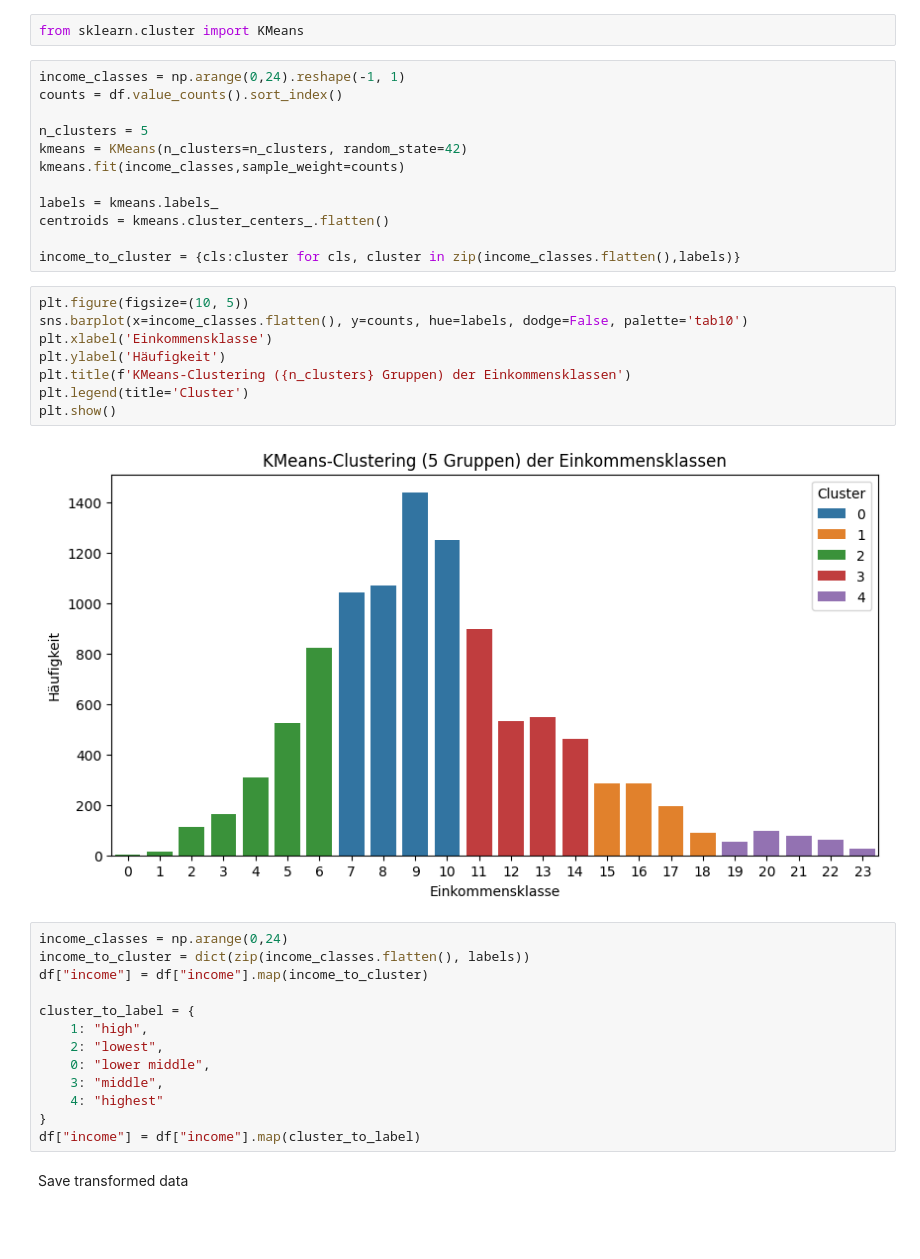
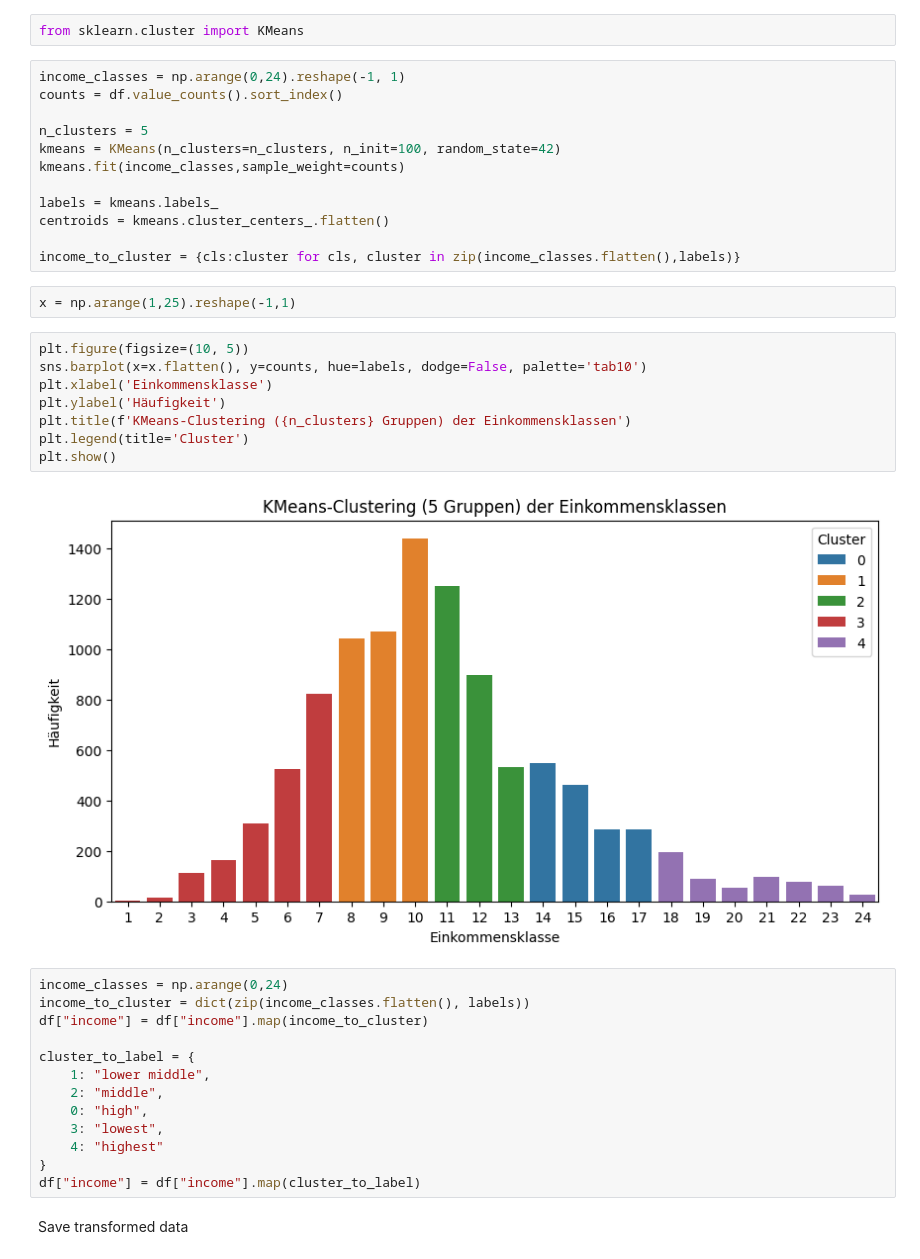
Before and after one commit to metropolisjenensis/Probabilistic-Machine-Learning_lecture-PROJECTS, a Jupyter notebook: projects/13-3NTXXXX_microcensus_income/notebooks/create_income_classes.ipynb, the cells around one changed output. Cells and saved outputs as stored; diff of their text form; blank space fills up the shorter version.

Commit message:
initial report setup and further modelling and visualization.
Setup: Report, Plots-Directory
Further Modelling and visualization for Report.

```diff
--- a/projects/13-3NTXXXX_microcensus_income/notebooks/create_income_classes.ipynb
+++ b/projects/13-3NTXXXX_microcensus_income/notebooks/create_income_classes.ipynb
@@ -31,33 +31,35 @@ income_classes = np.arange(0,24).reshape(-1, 1)
 counts = df.value_counts().sort_index()
 
 n_clusters = 5
-kmeans = KMeans(n_clusters=n_clusters, random_state=42)
+kmeans = KMeans(n_clusters=n_clusters, n_init=100, random_state=42)
 kmeans.fit(income_classes,sample_weight=counts)
 
 labels = kmeans.labels_
 centroids = kmeans.cluster_centers_.flatten()
 
 income_to_cluster = {cls:cluster for cls, cluster in zip(income_classes.flatten(),labels)}
+# %%
+x = np.arange(1,25).reshape(-1,1)
 # %%
 plt.figure(figsize=(10, 5))
-sns.barplot(x=income_classes.flatten(), y=counts, hue=labels, dodge=False, palette='tab10')
+sns.barplot(x=x.flatten(), y=counts, hue=labels, dodge=False, palette='tab10')
 plt.xlabel('Einkommensklasse')
 plt.ylabel('Häufigkeit')
 plt.title(f'KMeans-Clustering ({n_clusters} Gruppen) der Einkommensklassen')
 plt.legend(title='Cluster')
 plt.show()
 # %% [output]
-[figure, old version]
+[figure, new version]
 # %%
 income_classes = np.arange(0,24)
 income_to_cluster = dict(zip(income_classes.flatten(), labels))
 df["income"] = df["income"].map(income_to_cluster)
 
 cluster_to_label = {
-    1: "high",
-    2: "lowest",
-    0: "lower middle",
-    3: "middle",
+    1: "lower middle",
+    2: "middle",
+    0: "high",
+    3: "lowest",
     4: "highest"
 }
 df["income"] = df["income"].map(cluster_to_label)
```
Also changed, not shown: parts of 1 cell of this notebook, 10 other files.
